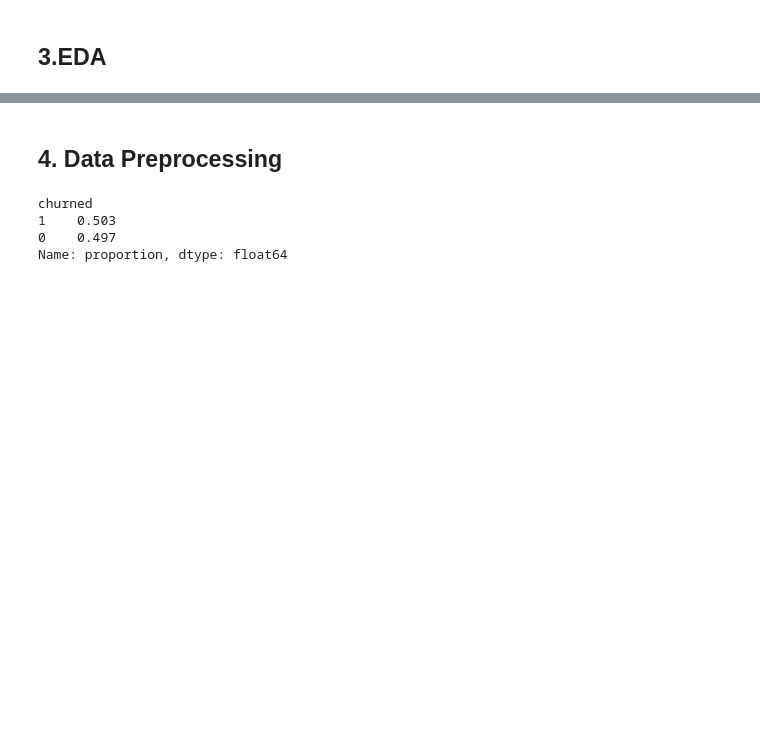
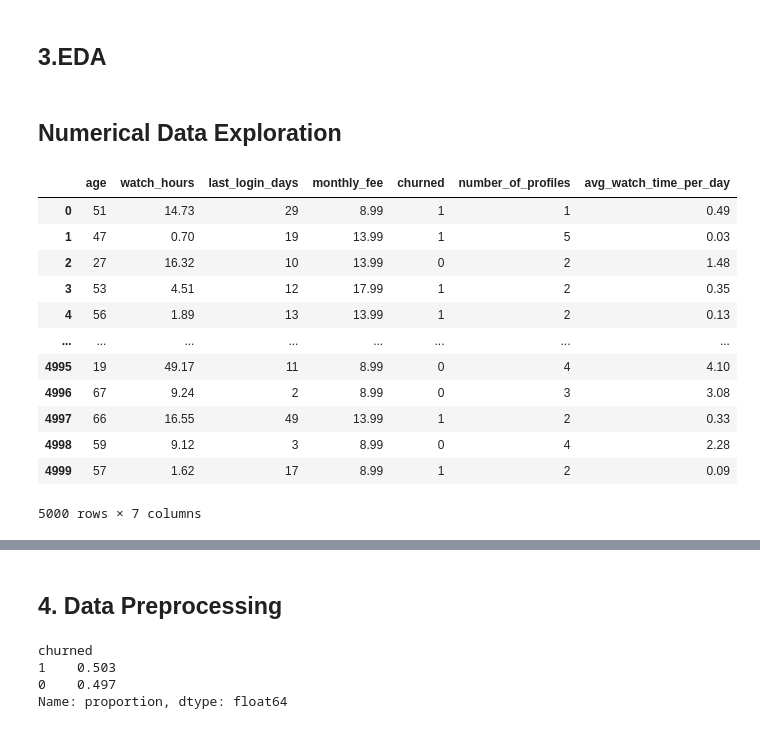
Before and after one commit to MahlatseMasemola/Netflix_customer_churn_assignment_1, a Jupyter notebook: Marketing_data_models_project_1.ipynb, the cells around one changed output, grey strips where cells are left out. Cells and saved outputs as stored; diff of their text form; code cells hidden in the pictures; blank space fills up the shorter version.

```diff
--- a/Marketing_data_models_project_1.ipynb
+++ b/Marketing_data_models_project_1.ipynb
@@ -74,3 +74,22 @@ dtype: int64
 | max | NaN | 70.000000 | NaN | NaN | 110.400000 | 60.000000 | NaN | NaN | ... |
 # %% [markdown]
 ## 3.EDA
+# %% [markdown]
+## Numerical Data Exploration
+# %%
+numeric_columns_data = df.select_dtypes(include=['number'])
+numeric_columns_data
+# %% [output]
+|  | age | watch_hours | last_login_days | monthly_fee | churned | number_of_profiles | avg_watch_time_per_day |
+| 0 | 51 | 14.73 | 29 | 8.99 | 1 | 1 | 0.49 |
+| 1 | 47 | 0.70 | 19 | 13.99 | 1 | 5 | 0.03 |
+| 2 | 27 | 16.32 | 10 | 13.99 | 0 | 2 | 1.48 |
+| 3 | 53 | 4.51 | 12 | 17.99 | 1 | 2 | 0.35 |
+| 4 | 56 | 1.89 | 13 | 13.99 | 1 | 2 | 0.13 |
+| ... | ... | ... | ... | ... | ... | ... | ... |
+| 4995 | 19 | 49.17 | 11 | 8.99 | 0 | 4 | 4.10 |
+| 4996 | 67 | 9.24 | 2 | 8.99 | 0 | 3 | 3.08 |
+| 4997 | 66 | 16.55 | 49 | 13.99 | 1 | 2 | 0.33 |
+| 4998 | 59 | 9.12 | 3 | 8.99 | 0 | 4 | 2.28 |
+| 4999 | 57 | 1.62 | 17 | 8.99 | 1 | 2 | 0.09 |
+5000 rows × 7 columns
```
Also changed, not shown: parts of 9 cells of this notebook.
